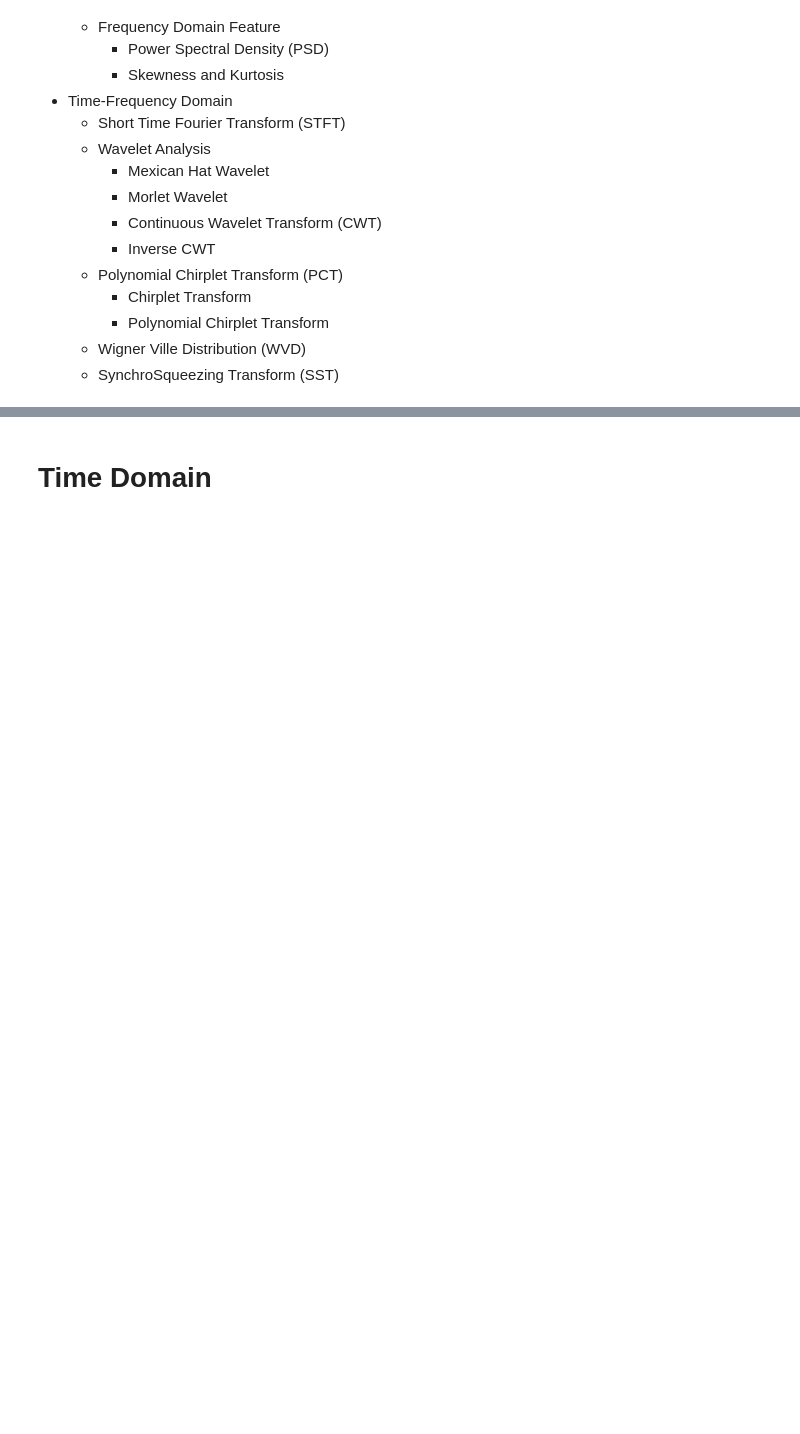
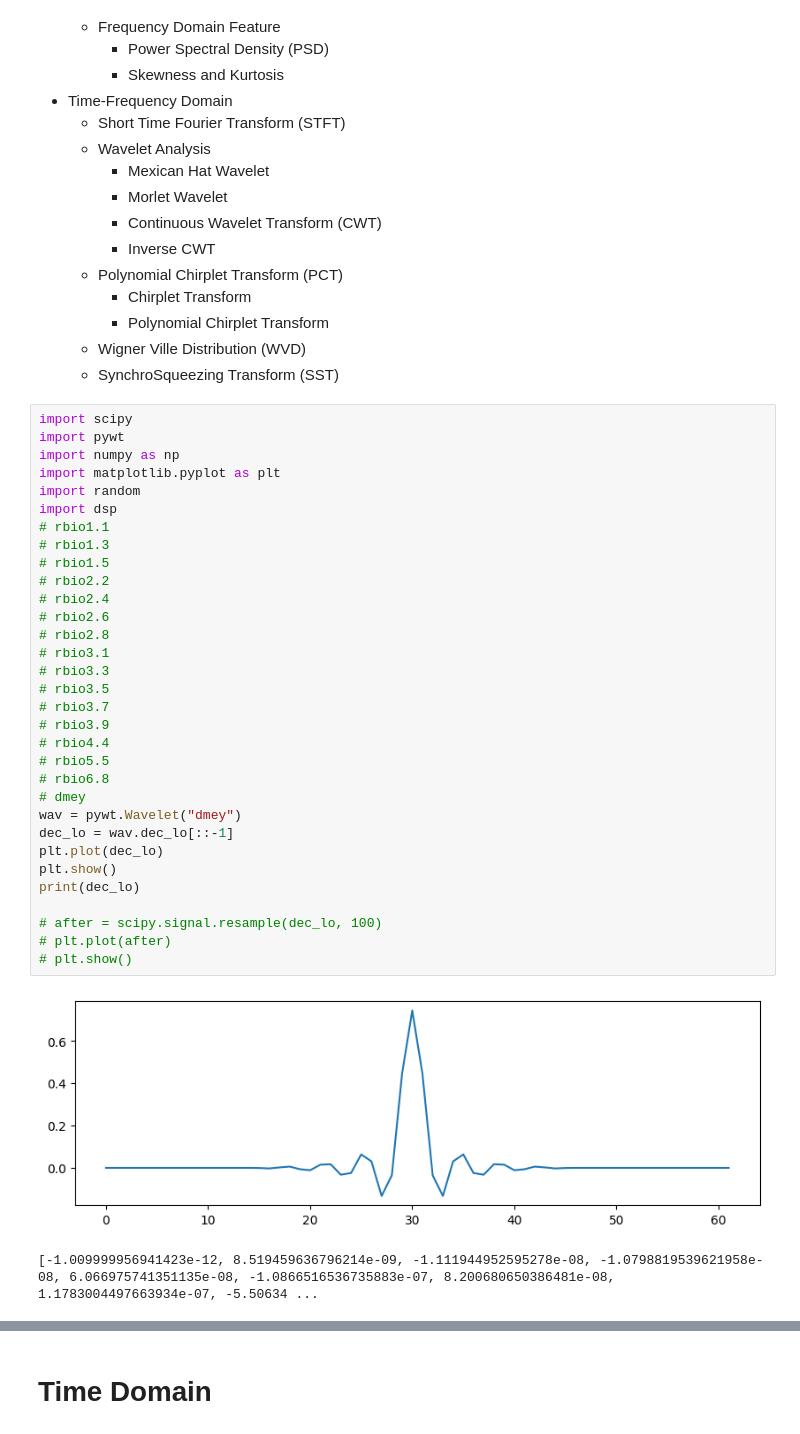
Before and after one commit to darcy1zhang/Tutorial, a Jupyter notebook: tutorial.ipynb, the cells around one changed output, grey strips where cells are left out. Cells and saved outputs as stored; diff of their text form; blank space fills up the shorter version.

```diff
--- a/tutorial.ipynb
+++ b/tutorial.ipynb
@@ -29,6 +29,41 @@
     - Polynomial Chirplet Transform
   - Wigner Ville Distribution (WVD)
   - SynchroSqueezing Transform (SST)
+# %%
+import scipy
+import pywt
+import numpy as np
+import matplotlib.pyplot as plt
+import random
+import dsp
+# rbio1.1
+# rbio1.3
+# rbio1.5
+# rbio2.2
+# rbio2.4
+# rbio2.6
+# rbio2.8
+# rbio3.1
+# rbio3.3
+# rbio3.5
+# rbio3.7
+# rbio3.9
+# rbio4.4
+# rbio5.5
+# rbio6.8
+# dmey
+wav = pywt.Wavelet("dmey")
+dec_lo = wav.dec_lo[::-1]
+plt.plot(dec_lo)
+plt.show()
+print(dec_lo)
+
+# after = scipy.signal.resample(dec_lo, 100)
+# plt.plot(after)
+# plt.show()
+# %% [output]
+[figure, added]
+[-1.009999956941423e-12, 8.519459636796214e-09, -1.111944952595278e-08, -1.0798819539621958e-08, 6.066975741351135e-08, -1.0866516536735883e-07, 8.200680650386481e-08, 1.1783004497663934e-07, -5.50634 ...
 # %%
 import scipy
 import pywt
```
Also changed, not shown: parts of 6 cells of this notebook, 4 other files.
